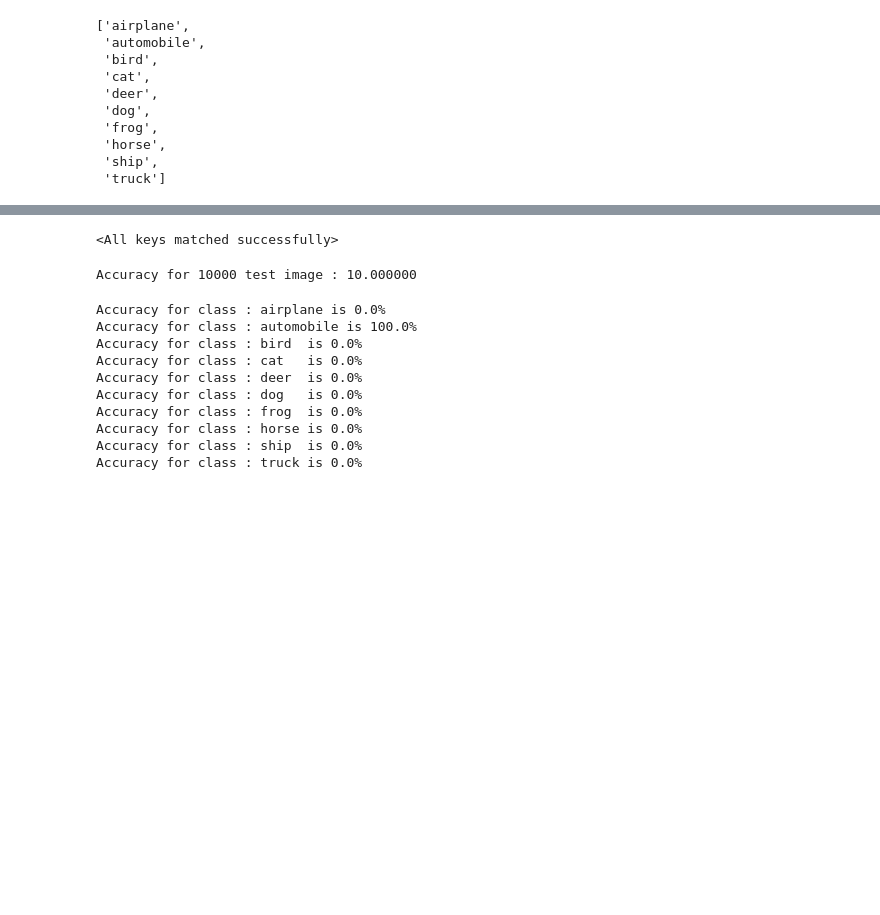
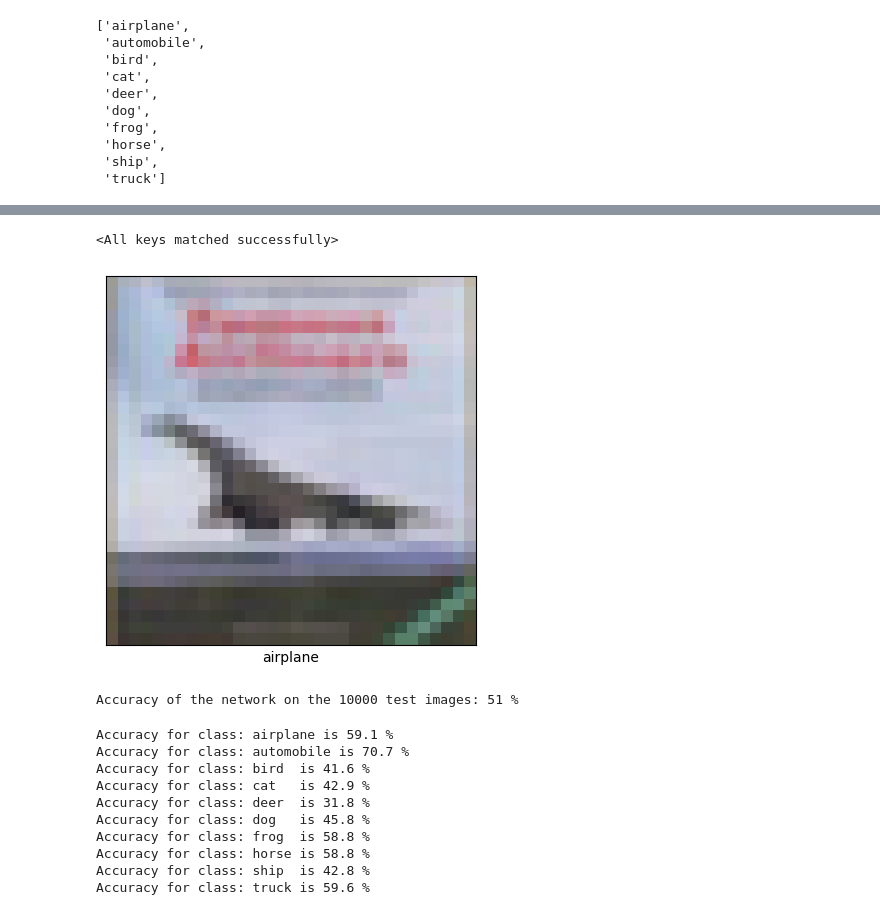
Before and after one commit to choijunho-AIDeveloper/Basic-AI, a Jupyter notebook: basic_cnn.ipynb, the cells around one changed output, grey strips where cells are left out. Cells and saved outputs as stored; diff of their text form; code cells hidden in the pictures; blank space fills up the shorter version.

```diff
--- a/basic_cnn.ipynb
+++ b/basic_cnn.ipynb
@@ -104,6 +105 @@ torch.save(model.state_dict(), PATH)
-# %%
-model = Net()
-model.load_state_dict(torch.load(PATH))
-# %% [output]
-<All keys matched successfully>
 # %%
@@ -127,39 +123,42 @@ print("Finish Training")
 save_path = './Best.pth'
 torch.save(model.state_dict(), save_path)
 # %%
-model = Net()
-model.load_state_dict(torch.load(save_path))
+net = Net()
+net.load_state_dict(torch.load(save_path))
+# %% [output]
+<All keys matched successfully>
 # %%
 rand_num = random_pick(10, 1)
 images, labels = testset[rand_num[0]]
 
 imgshow(testset, classes, rand_num)
 
 # batchsize for unsqueeze
-outputs = model(images.unsqueeze(0))
+outputs = net(images.unsqueeze(0))
+# %% [output]
+[figure, added]
 # %%
-# 전체 정확도
 correct = 0
 total = 0
 with torch.no_grad():
     for data in testloader:
         images, labels = data
-        output = model(images)
+        outputs = net(images)
         _, predicted = torch.max(outputs.data, 1)
         total += labels.size(0)
         correct += (predicted == labels).sum().item()
 
-print(f"Accuracy for {len(testset)} test image : {100 * correct // total:3f}")
+print(f'Accuracy of the network on the 10000 test images: {100 * correct // total} %')
 # %% [output]
-Accuracy for 10000 test image : 10.000000
+Accuracy of the network on the 10000 test images: 51 %
 # %%
-correct_pred = {classname : 0 for classname in classes}
-total_pred = {classname : 0 for classname in classes}
+correct_pred = {classname: 0 for classname in classes}
+total_pred = {classname: 0 for classname in classes}
 
 with torch.no_grad():
     for data in testloader:
         images, labels = data
-        output = model(images)
+        outputs = net(images)
         _, predictions = torch.max(outputs, 1)
         for label, prediction in zip(labels, predictions):
             if label == prediction:
@@ -168,15 +167,15 @@ with torch.no_grad():
 
 for classname, correct_count in correct_pred.items():
     accuracy = 100 * float(correct_count) / total_pred[classname]
-    print(f"Accuracy for class : {classname:5s} is {accuracy:.1f}%")
+    print(f'Accuracy for class: {classname:5s} is {accuracy:.1f} %')
 # %% [output]
-Accuracy for class : airplane is 0.0%
-Accuracy for class : automobile is 100.0%
-Accuracy for class : bird  is 0.0%
-Accuracy for class : cat   is 0.0%
-Accuracy for class : deer  is 0.0%
-Accuracy for class : dog   is 0.0%
-Accuracy for class : frog  is 0.0%
-Accuracy for class : horse is 0.0%
-Accuracy for class : ship  is 0.0%
-Accuracy for class : truck is 0.0%
+Accuracy for class: airplane is 59.1 %
+Accuracy for class: automobile is 70.7 %
+Accuracy for class: bird  is 41.6 %
+Accuracy for class: cat   is 42.9 %
+Accuracy for class: deer  is 31.8 %
+Accuracy for class: dog   is 45.8 %
+Accuracy for class: frog  is 58.8 %
+Accuracy for class: horse is 58.8 %
+Accuracy for class: ship  is 42.8 %
+Accuracy for class: truck is 59.6 %
```
Also changed, not shown: parts of 5 cells of this notebook.
